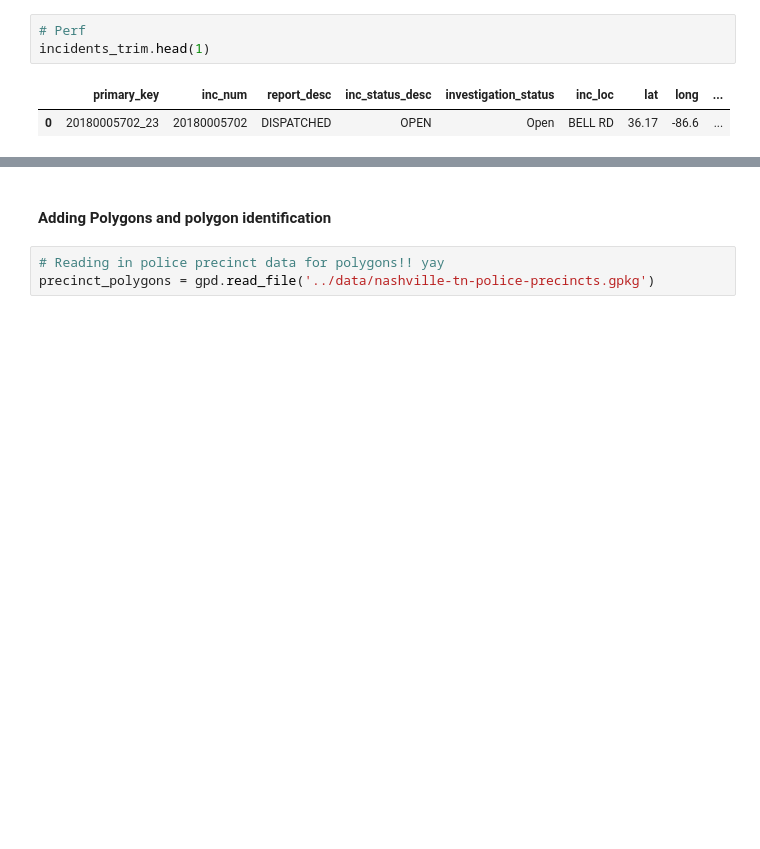
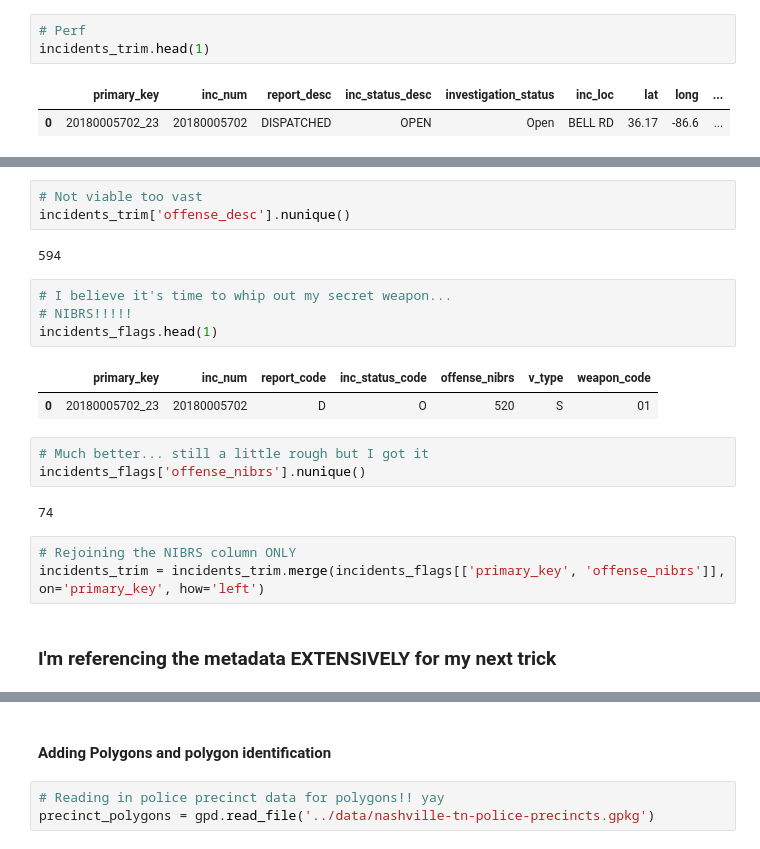
Before and after one commit to lou-knoble/capstone-nash-community-analysis, a Jupyter notebook: notebooks/crime_analysis.ipynb, the cells around one changed output, grey strips where cells are left out. Saved outputs shown, nothing was run; the diff lists cells and outputs as text; blank space fills up the shorter version.

```diff
--- a/notebooks/crime_analysis.ipynb
+++ b/notebooks/crime_analysis.ipynb
@@ -319,0 +367,22 @@ incidents_trim.head(1)
+# %%
+# Not viable too vast
+incidents_trim['offense_desc'].nunique()
+# %% [output]
+594
+# %%
+# I believe it's time to whip out my secret weapon...
+# NIBRS!!!!!
+incidents_flags.head(1)
+# %% [output]
+|  | primary_key | inc_num | report_code | inc_status_code | offense_nibrs | v_type | weapon_code |
+| 0 | 20180005702_23 | 20180005702 | D | O | 520 | S | 01 |
+# %%
+# Much better... still a little rough but I got it
+incidents_flags['offense_nibrs'].nunique()
+# %% [output]
+74
+# %%
+# Rejoining the NIBRS column ONLY
+incidents_trim = incidents_trim.merge(incidents_flags[['primary_key', 'offense_nibrs']], on='primary_key', how='left')
+# %% [markdown]
+<h3>I'm referencing the metadata EXTENSIVELY for my next trick</h3>
```
Also changed, not shown: parts of 28 cells of this notebook.
